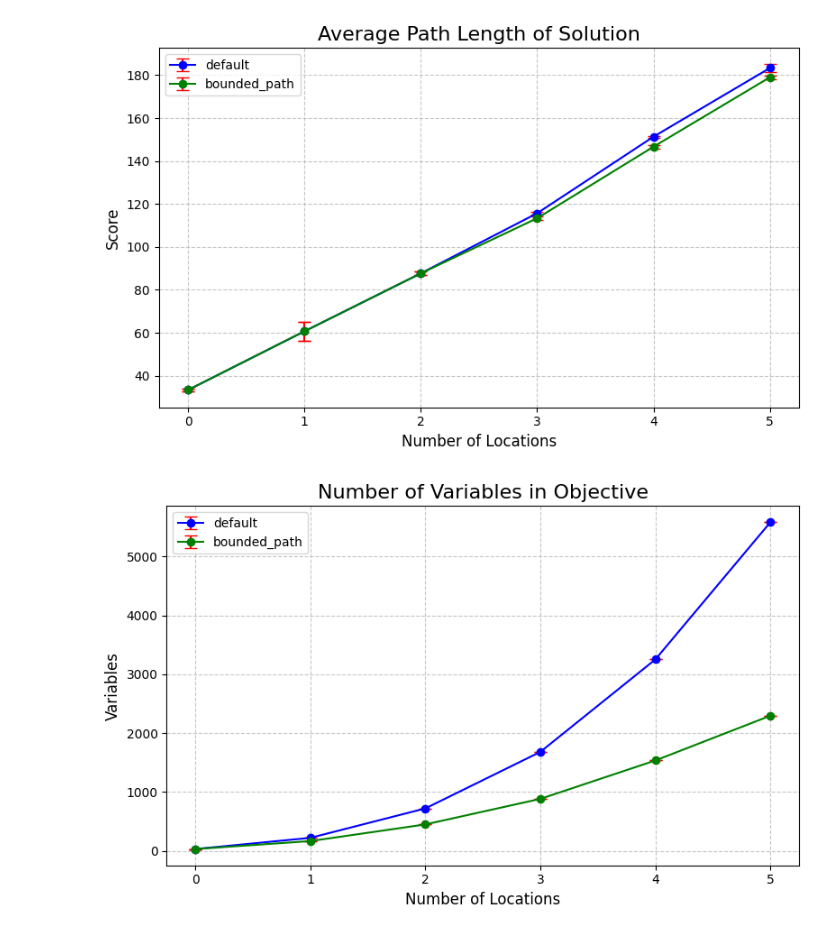
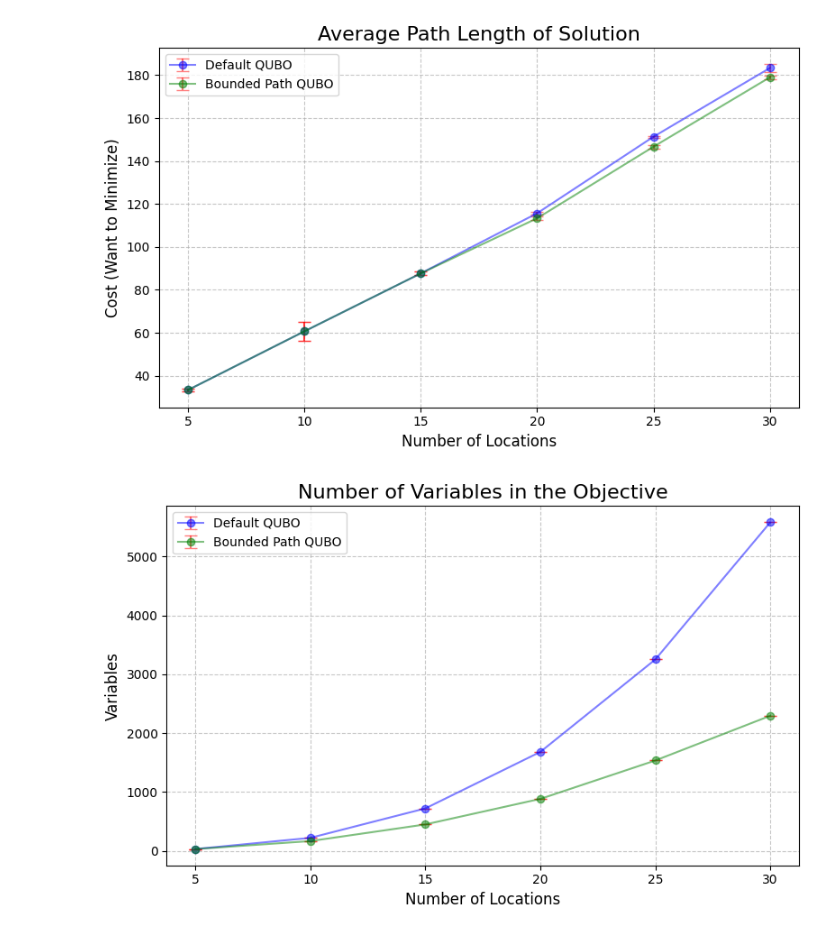
Before and after one commit to Gabriel-Marous/Quantum-Vehicle-Routing, a Jupyter notebook: analysis.ipynb, the cells around one changed output. Cells and saved outputs as stored; diff of their text form; code cells hidden in the pictures.

```diff
--- a/analysis.ipynb
+++ b/analysis.ipynb
@@ -43,7 +43,7 @@ bscores, bvariables, bbiases, btimes, bconstraints = get_statistics('bounded_pat
 def graph_vals(ys, labels, title, xlabel, ylabel):
     # Input data: 2D array of y-values for each x
 
-    x = [i for i in range(len(ys[0]))]
+    x = [(i+1)*5 for i in range(len(ys[0]))]
 
     colors = ['blue', 'green', 'pink']
 
@@ -52,36 +52,36 @@ def graph_vals(ys, labels, title, xlabel, ylabel):
 
     # Calculate means and standard deviations
     for y in ys:
         y = np.array(y)
         y_means.append(np.mean(y, axis=1))
         y_stds.append(np.std(y, axis=1))
 
 
     # Create the plot
     plt.figure(figsize=(8, 5))
     for i in range(len(ys)):
-        plt.errorbar(x, y_means[i], yerr=y_stds[i], fmt='-o', label=labels[i], color=colors[i], ecolor='red', capsize=5)
+        plt.errorbar(x, y_means[i], yerr=y_stds[i], fmt='-o', label=labels[i], color=colors[i], ecolor='red', capsize=5, alpha=0.5)
 
     # Add titles and labels
     plt.title(title, fontsize=16)
     plt.xlabel(xlabel, fontsize=12)
     plt.ylabel(ylabel, fontsize=12)
 
     # Add grid and legend
     plt.grid(True, linestyle="--", alpha=0.7)
     plt.legend()
 
     # Show the plot
     plt.tight_layout()
     plt.show()
 
 solvers = ['Default QUBO', 'Bounded Path QUBO']
-graph_vals(ys=[dscores, bscores], labels = solvers, title = "Average Path Length of Solution", xlabel="Number of Locations", ylabel="Score")
-graph_vals(ys=[dvariables, bvariables], labels=solvers, title="Number of Variables in Objective", xlabel="Number of Locations", ylabel="Variables")
-graph_vals(ys=[dbiases, bbiases], labels=solvers, title="Number of Biases in Objective", xlabel="Number of Locations", ylabel="Biases")
+graph_vals(ys=[dscores, bscores], labels = solvers, title = "Average Path Length of Solution", xlabel="Number of Locations", ylabel="Cost (Want to Minimize)")
+graph_vals(ys=[dvariables, bvariables], labels=solvers, title="Number of Variables in the Objective", xlabel="Number of Locations", ylabel="Variables")
+graph_vals(ys=[dbiases, bbiases], labels=solvers, title="Number of Biases in the Objective", xlabel="Number of Locations", ylabel="Biases")
 graph_vals(ys=[dconstraints, bconstraints], labels=solvers, title="Number of Constraints", xlabel="Number of Locations", ylabel="Constraints")
 graph_vals(ys=[dtimes, btimes], labels=solvers, title="Compute Time", xlabel="Number of Locations", ylabel="Time (s)")
 graph_vals(ys=[dtimes[:5], btimes[:5]], labels=solvers, title="Compute Time (n=30 removed)", xlabel="Number of Locations", ylabel="Time (s)")
 # %% [output]
-[figure, old version]
+[figure, new version]
-[figure, old version]
+[figure, new version]
```
Also changed, not shown: parts of 2 cells of this notebook, 9 other files.
